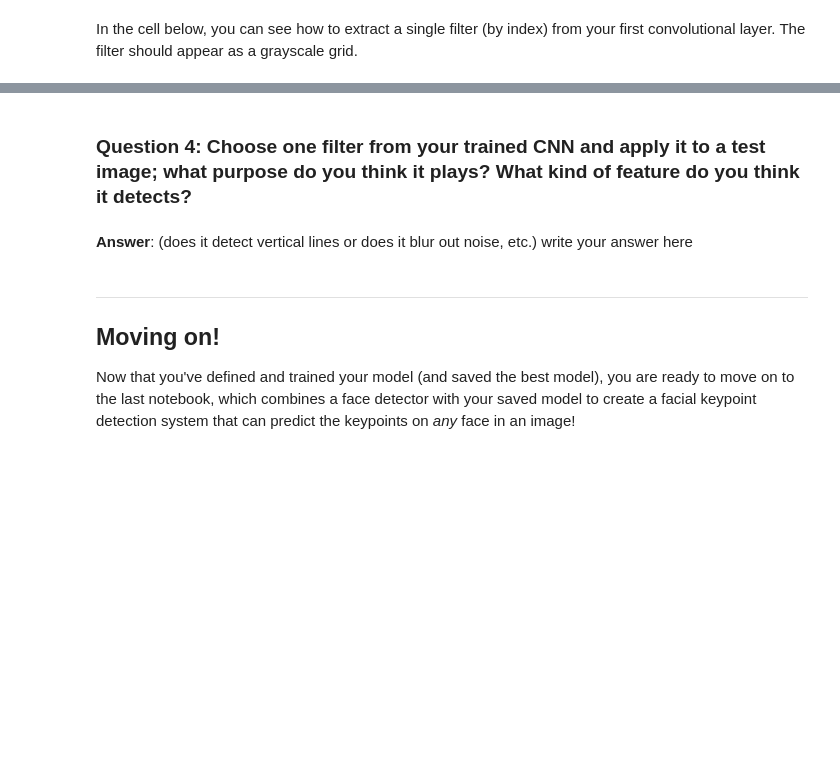
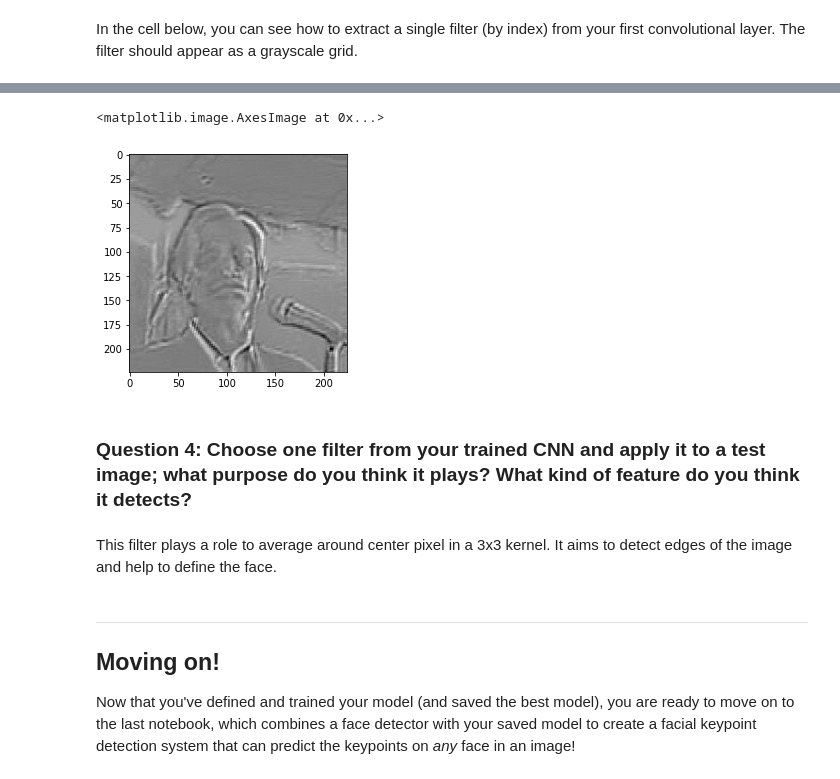
Before and after one commit to BrunoEduardoCSantos/Facial_Keypoints, a Jupyter notebook: 2. Define the Network Architecture.ipynb, the cells around one changed output, grey strips where cells are left out. Saved outputs shown, nothing was run; the diff lists cells and outputs as text; code cells hidden in the pictures; blank space fills up the shorter version.

```diff
--- a/2. Define the Network Architecture.ipynb
+++ b/2. Define the Network Architecture.ipynb
@@ -548,14 +550,22 @@ Next, choose a test image and filter it with one of the convolutional kernels in
 ### TODO: Filter an image to see the effect of a convolutional kernel
 ---
 # %%
-##TODO: load in and display any image from the transformed test dataset
-
+import cv2
+## load in and display any image from the transformed test dataset
+img = test_dataset[40]
+img = img["image"].numpy().reshape(224,224)
+plt.imshow(img,cmap='gray')
 ## TODO: Using cv's filter2D function,
 ## apply a specific set of filter weights (like the one displayed above) to the test image
+dst = cv2.filter2D(img,-1,w[4][0])
+plt.imshow(dst,cmap='gray')
+# %% [output]
+<matplotlib.image.AxesImage at 0x...>
+[figure, added]
 # %% [markdown]
 ### Question 4: Choose one filter from your trained CNN and apply it to a test image; what purpose do you think it plays? What kind of feature do you think it detects?
-# %% [markdown]
-**Answer**: (does it detect vertical lines or does it blur out noise, etc.) write your answer here
+# %% [markdown]
+This filter plays a role to average around center pixel in a 3x3 kernel. It aims to detect edges of the image and help to define the face.
 # %% [markdown]
 ---
 ## Moving on!
```
Also changed, not shown: parts of 18 cells of this notebook, 2 other files.
